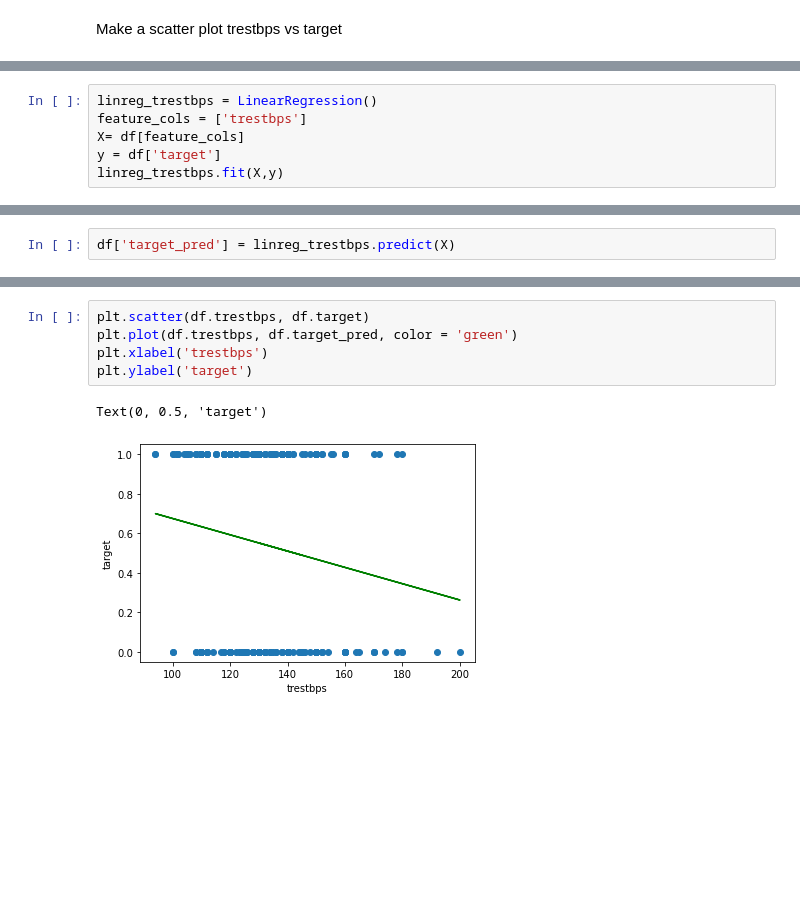
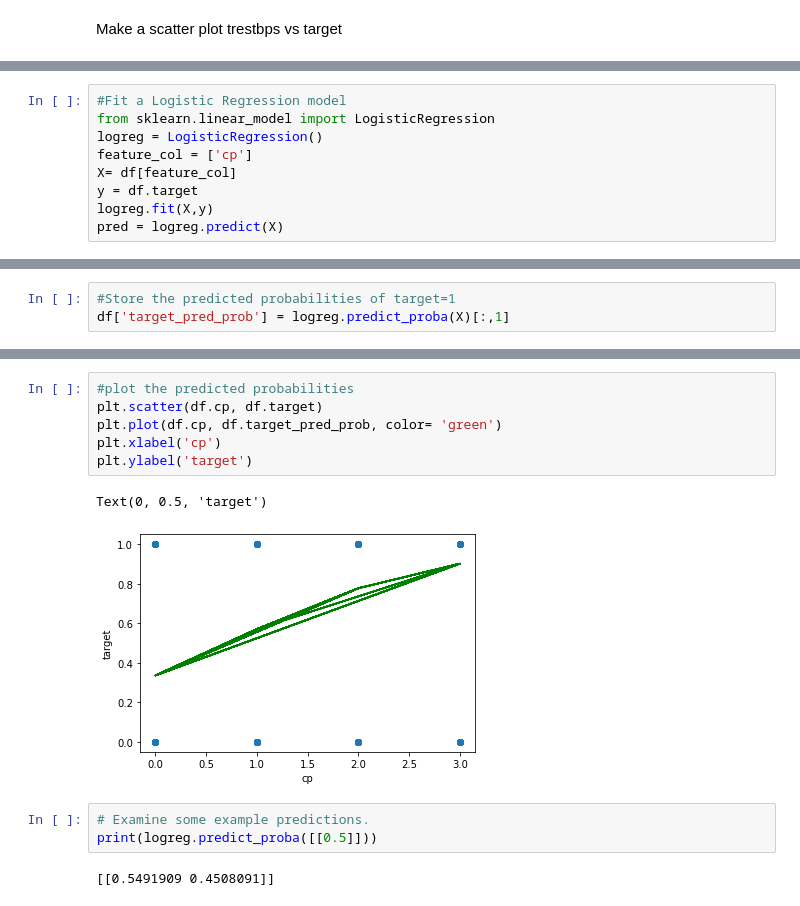
Before and after one commit to swatichaurasia/Projects, a Jupyter notebook: Heart_Analysis.ipynb, the cells around one changed output, grey strips where cells are left out. Saved outputs shown, nothing was run; the diff lists cells and outputs as text; blank space fills up the shorter version.

```diff
--- a/Heart_Analysis.ipynb
+++ b/Heart_Analysis.ipynb
@@ -368,0 +391,9 @@ Make a scatter plot trestbps vs target
+# %%
+#Fit a Logistic Regression model
+from sklearn.linear_model import LogisticRegression
+logreg = LogisticRegression()
+feature_col = ['cp']
+X= df[feature_col]
+y = df.target
+logreg.fit(X,y)
+pred = logreg.predict(X)
@@ -378,6 +409,0 @@ Fit a new Regresssion model predicting target from trestbps
-# %%
-linreg_trestbps = LinearRegression()
-feature_cols = ['trestbps']
-X= df[feature_cols]
-y = df['target']
-linreg_trestbps.fit(X,y)
@@ -386,2 +409,0 @@ LinearRegression()
-# %%
-df['target_pred'] = linreg_trestbps.predict(X)
@@ -387,0 +429,3 @@ df['target_pred'] = linreg_trestbps.predict(X)
+# %%
+#Store the predicted probabilities of target=1
+df['target_pred_prob'] = logreg.predict_proba(X)[:,1]
@@ -388,8 +448,14 @@ df['target_pred'] = linreg_trestbps.predict(X)
 # %%
-plt.scatter(df.trestbps, df.target)
-plt.plot(df.trestbps, df.target_pred, color = 'green')
-plt.xlabel('trestbps')
+#plot the predicted probabilities
+plt.scatter(df.cp, df.target)
+plt.plot(df.cp, df.target_pred_prob, color= 'green')
+plt.xlabel('cp')
 plt.ylabel('target')
 # %% [output]
 Text(0, 0.5, 'target')
-[figure, old version]
+[figure, new version]
+# %%
+# Examine some example predictions.
+print(logreg.predict_proba([[0.5]]))
+# %% [output]
+[[0.5491909 0.4508091]]
```
Also changed, not shown: parts of 16 cells of this notebook.
